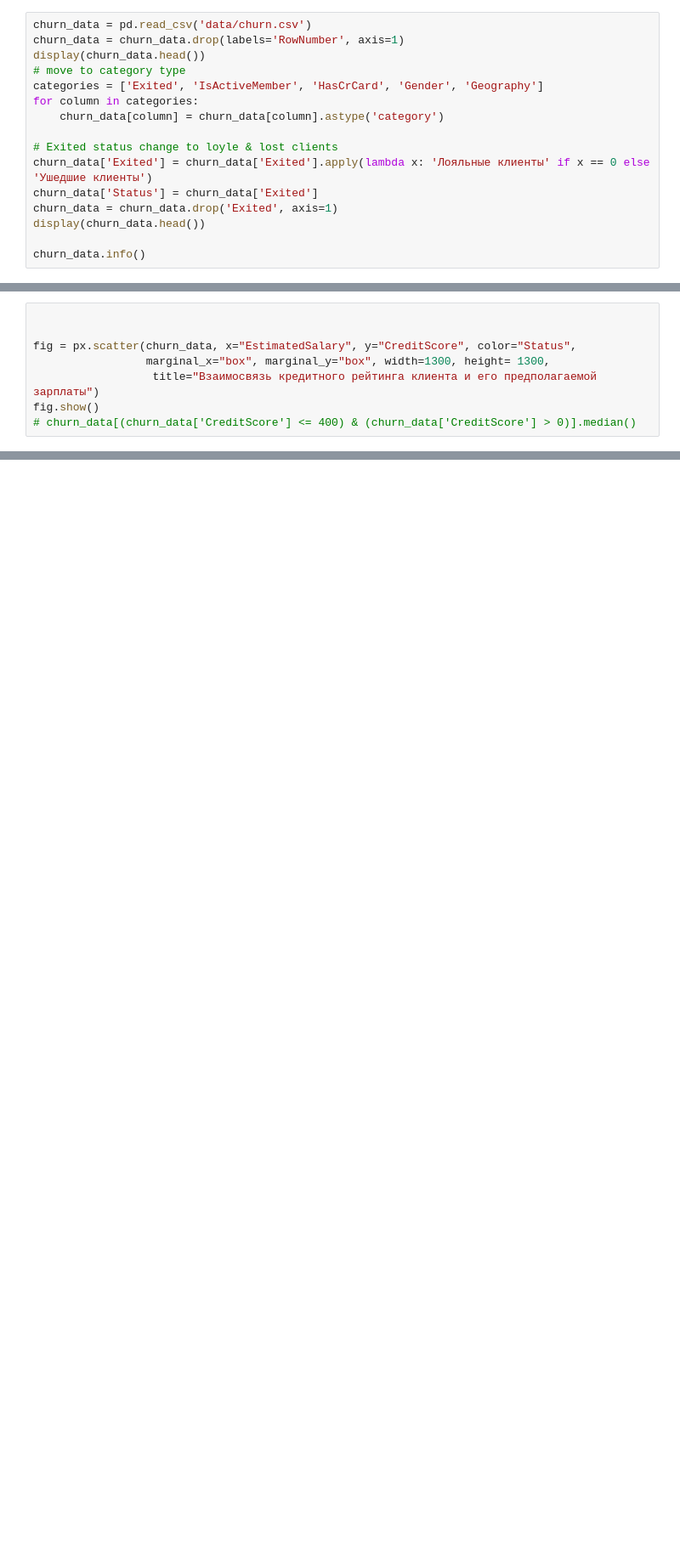
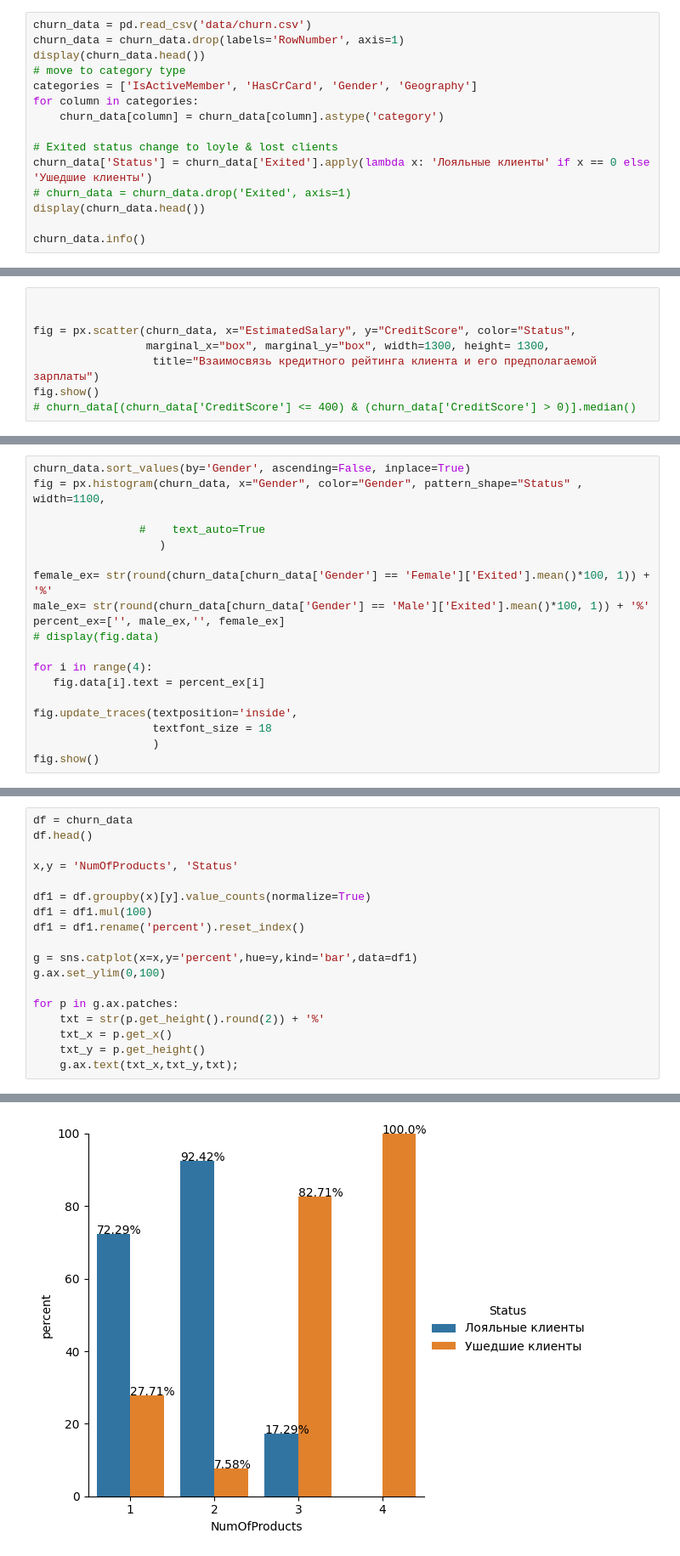
Before and after one commit to Dekoz3/VS_code, a Jupyter notebook: Задания Skillfactory/PY13/PY13 visualization practice.ipynb, the cells around one changed output, grey strips where cells are left out. Shown at 85% size. Drawn from its saved outputs; the diff is of its cells as text; blank space fills up the shorter version.

Commit message:
PY13 Churn analisys ready to push

```diff
--- a/Задания Skillfactory/PY13/PY13 visualization practice.ipynb
+++ b/Задания Skillfactory/PY13/PY13 visualization practice.ipynb
@@ -30,14 +30,13 @@ churn_data = pd.read_csv('data/churn.csv')
 churn_data = churn_data.drop(labels='RowNumber', axis=1)
 display(churn_data.head())
 # move to category type
-categories = ['Exited', 'IsActiveMember', 'HasCrCard', 'Gender', 'Geography']
+categories = ['IsActiveMember', 'HasCrCard', 'Gender', 'Geography']
 for column in categories:
     churn_data[column] = churn_data[column].astype('category')
 
 # Exited status change to loyle & lost clients
-churn_data['Exited'] = churn_data['Exited'].apply(lambda x: 'Лояльные клиенты' if x == 0 else 'Ушедшие клиенты')
-churn_data['Status'] = churn_data['Exited']
-churn_data = churn_data.drop('Exited', axis=1)
+churn_data['Status'] = churn_data['Exited'].apply(lambda x: 'Лояльные клиенты' if x == 0 else 'Ушедшие клиенты')
+# churn_data = churn_data.drop('Exited', axis=1)
 display(churn_data.head())
 
 churn_data.info()
@@ -293,0 +271,19 @@ fig.show()
+# %%
+churn_data.sort_values(by='Gender', ascending=False, inplace=True)
+fig = px.histogram(churn_data, x="Gender", color="Gender", pattern_shape="Status" , width=1100,
+
+                #    text_auto=True
+                   )
+
+female_ex= str(round(churn_data[churn_data['Gender'] == 'Female']['Exited'].mean()*100, 1)) + '%'
+male_ex= str(round(churn_data[churn_data['Gender'] == 'Male']['Exited'].mean()*100, 1)) + '%'
+percent_ex=['', male_ex,'', female_ex]
+# display(fig.data)
+
+for i in range(4):
+   fig.data[i].text = percent_ex[i]
+
+fig.update_traces(textposition='inside',
+                  textfont_size = 18
+                  )
+fig.show()
@@ -293,0 +294,19 @@ fig.show()
+# %%
+df = churn_data
+df.head()
+
+x,y = 'NumOfProducts', 'Status'
+
+df1 = df.groupby(x)[y].value_counts(normalize=True)
+df1 = df1.mul(100)
+df1 = df1.rename('percent').reset_index()
+
+g = sns.catplot(x=x,y='percent',hue=y,kind='bar',data=df1)
+g.ax.set_ylim(0,100)
+
+for p in g.ax.patches:
+    txt = str(p.get_height().round(2)) + '%'
+    txt_x = p.get_x()
+    txt_y = p.get_height()
+    g.ax.text(txt_x,txt_y,txt);
+# %% [output]
@@ -293,0 +315 @@ fig.show()
+[figure, added]
```
Also changed, not shown: parts of 17 cells of this notebook.
